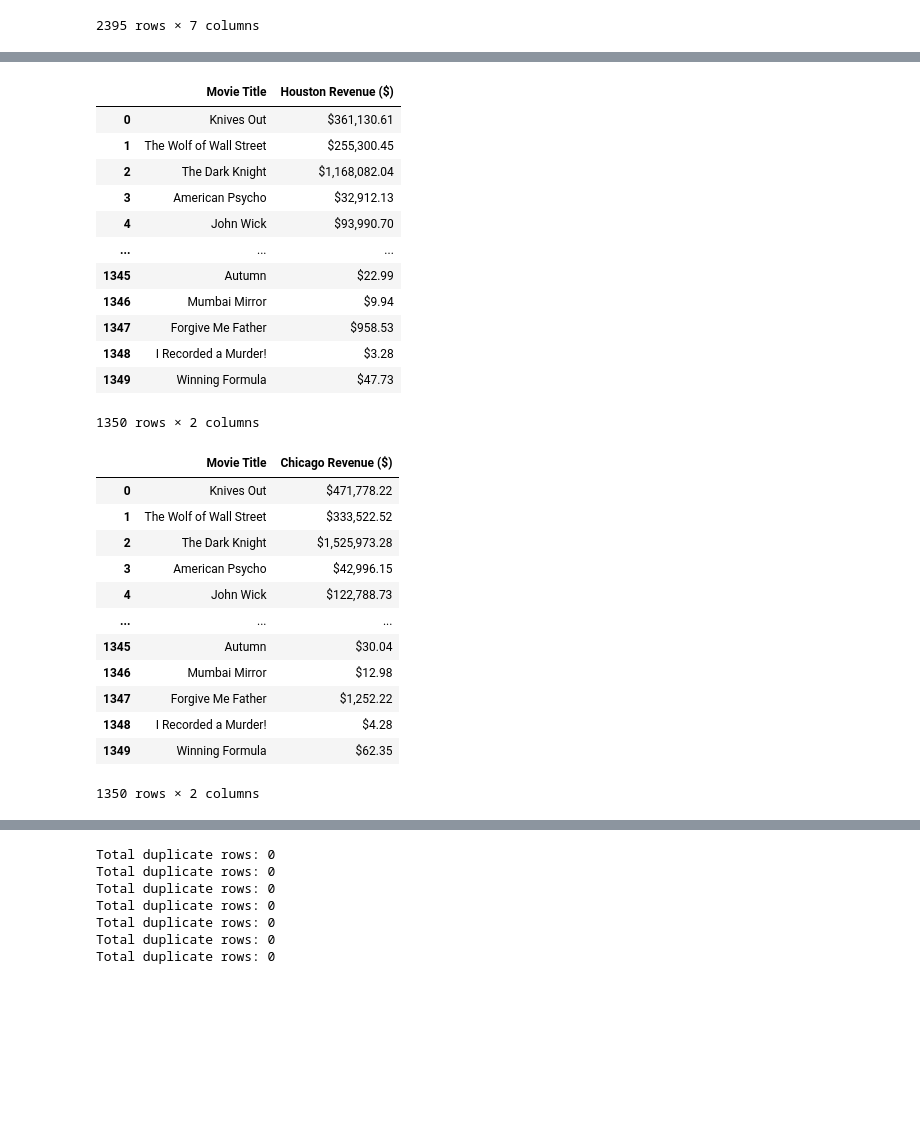
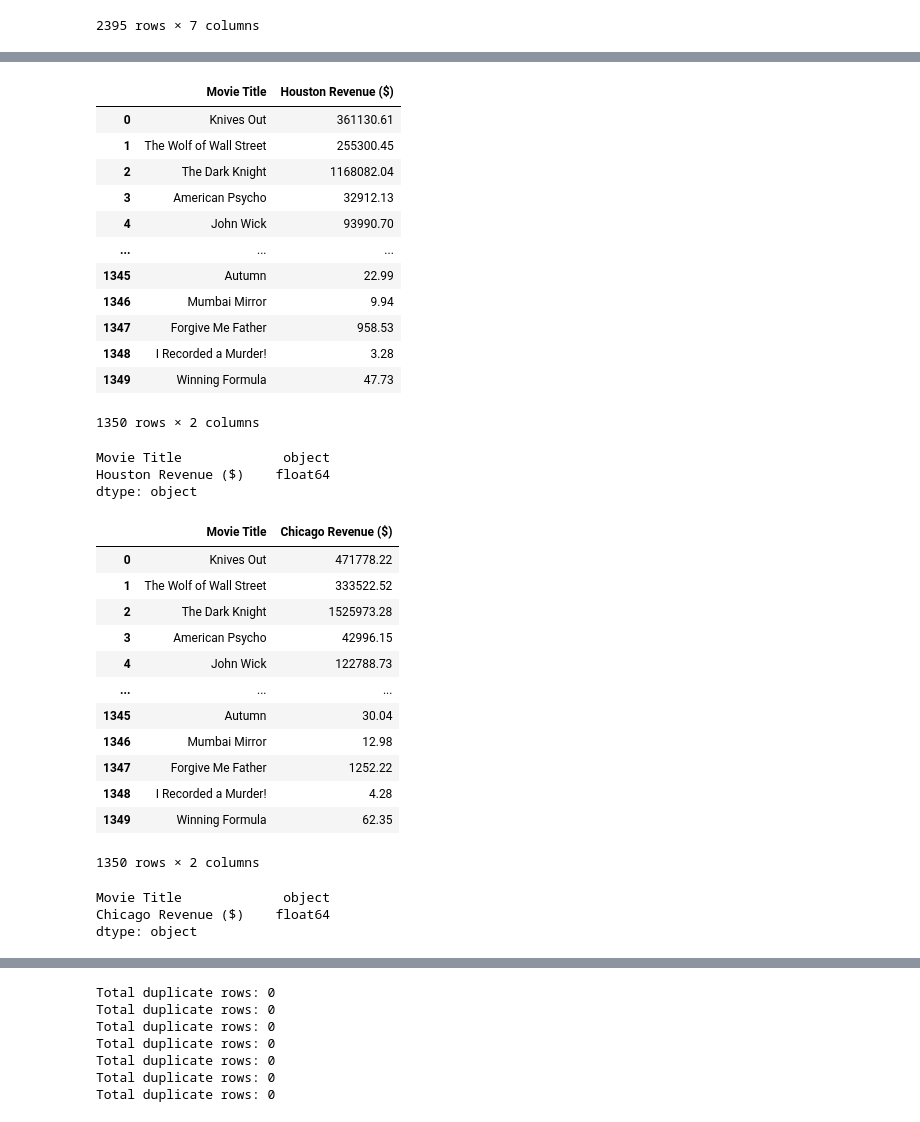
Before and after one commit to Armand57araujo/i-tickets, a Jupyter notebook: pythonnotebook.ipynb, the cells around one changed output, grey strips where cells are left out. Cells and saved outputs as stored; diff of their text form; code cells hidden in the pictures; blank space fills up the shorter version.

```diff
--- a/pythonnotebook.ipynb
+++ b/pythonnotebook.ipynb
@@ -1741,39 +1776,57 @@ new_phoenix_df
 # %%
 rename_houston_gross_data_df = houston_gross_data_df.rename(columns={'movie':'Movie Title', 'estimated_city_gross':'Houston Revenue ($)'})
 new_houston_df = rename_houston_gross_data_df.drop(['city', 'theater_count'], axis=1)
+new_houston_df['Houston Revenue ($)'] = new_houston_df['Houston Revenue ($)'].astype(str)
+new_houston_df['Houston Revenue ($)'] = new_houston_df['Houston Revenue ($)'].str.replace('$', '', regex=False).str.replace(',', '', regex=False)
+new_houston_df['Houston Revenue ($)'] = pd.to_numeric(new_houston_df['Houston Revenue ($)'], errors='coerce')
 new_houston_df
 # %% [output]
 |  | Movie Title | Houston Revenue ($) |
-| 0 | Knives Out | $361,130.61 |
-| 1 | The Wolf of Wall Street | $255,300.45 |
-| 2 | The Dark Knight | $1,168,082.04 |
-| 3 | American Psycho | $32,912.13 |
-| 4 | John Wick | $93,990.70 |
+| 0 | Knives Out | 361130.61 |
+| 1 | The Wolf of Wall Street | 255300.45 |
+| 2 | The Dark Knight | 1168082.04 |
+| 3 | American Psycho | 32912.13 |
+| 4 | John Wick | 93990.70 |
 | ... | ... | ... |
-| 1345 | Autumn | $22.99 |
-| 1346 | Mumbai Mirror | $9.94 |
-| 1347 | Forgive Me Father | $958.53 |
-| 1348 | I Recorded a Murder! | $3.28 |
-| 1349 | Winning Formula | $47.73 |
+| 1345 | Autumn | 22.99 |
+| 1346 | Mumbai Mirror | 9.94 |
+| 1347 | Forgive Me Father | 958.53 |
+| 1348 | I Recorded a Murder! | 3.28 |
+| 1349 | Winning Formula | 47.73 |
 1350 rows × 2 columns
+# %%
+new_houston_df.dtypes
+# %% [output]
+Movie Title             object
+Houston Revenue ($)    float64
+dtype: object
 # %%
 rename_chicago_gross_data_df = chicago_gross_data_df.rename(columns={'movie':'Movie Title', 'estimated_city_gross':'Chicago Revenue ($)'})
 new_chicago_df = rename_chicago_gross_data_df.drop(['city', 'theater_count'], axis=1)
+new_chicago_df['Chicago Revenue ($)'] = new_chicago_df['Chicago Revenue ($)'].astype(str)
+new_chicago_df['Chicago Revenue ($)'] = new_chicago_df['Chicago Revenue ($)'].str.replace('$', '', regex=False).str.replace(',', '', regex=False)
+new_chicago_df['Chicago Revenue ($)'] = pd.to_numeric(new_chicago_df['Chicago Revenue ($)'], errors='coerce')
 new_chicago_df
 # %% [output]
 |  | Movie Title | Chicago Revenue ($) |
-| 0 | Knives Out | $471,778.22 |
-| 1 | The Wolf of Wall Street | $333,522.52 |
-| 2 | The Dark Knight | $1,525,973.28 |
-| 3 | American Psycho | $42,996.15 |
-| 4 | John Wick | $122,788.73 |
+| 0 | Knives Out | 471778.22 |
+| 1 | The Wolf of Wall Street | 333522.52 |
+| 2 | The Dark Knight | 1525973.28 |
+| 3 | American Psycho | 42996.15 |
+| 4 | John Wick | 122788.73 |
 | ... | ... | ... |
-| 1345 | Autumn | $30.04 |
-| 1346 | Mumbai Mirror | $12.98 |
-| 1347 | Forgive Me Father | $1,252.22 |
-| 1348 | I Recorded a Murder! | $4.28 |
-| 1349 | Winning Formula | $62.35 |
+| 1345 | Autumn | 30.04 |
+| 1346 | Mumbai Mirror | 12.98 |
+| 1347 | Forgive Me Father | 1252.22 |
+| 1348 | I Recorded a Murder! | 4.28 |
+| 1349 | Winning Formula | 62.35 |
 1350 rows × 2 columns
+# %%
+new_chicago_df.dtypes
+# %% [output]
+Movie Title             object
+Chicago Revenue ($)    float64
+dtype: object
 # %%
 rename_miami_gross_data_df = miami_gross_data_df.rename(columns={'movie':'Movie Title', 'estimated_city_gross':'Miami Revenue ($)'})
 new_miami_df = rename_miami_gross_data_df.drop(['city', 'theater_count'], axis=1)
```
Also changed, not shown: parts of 47 cells of this notebook.
